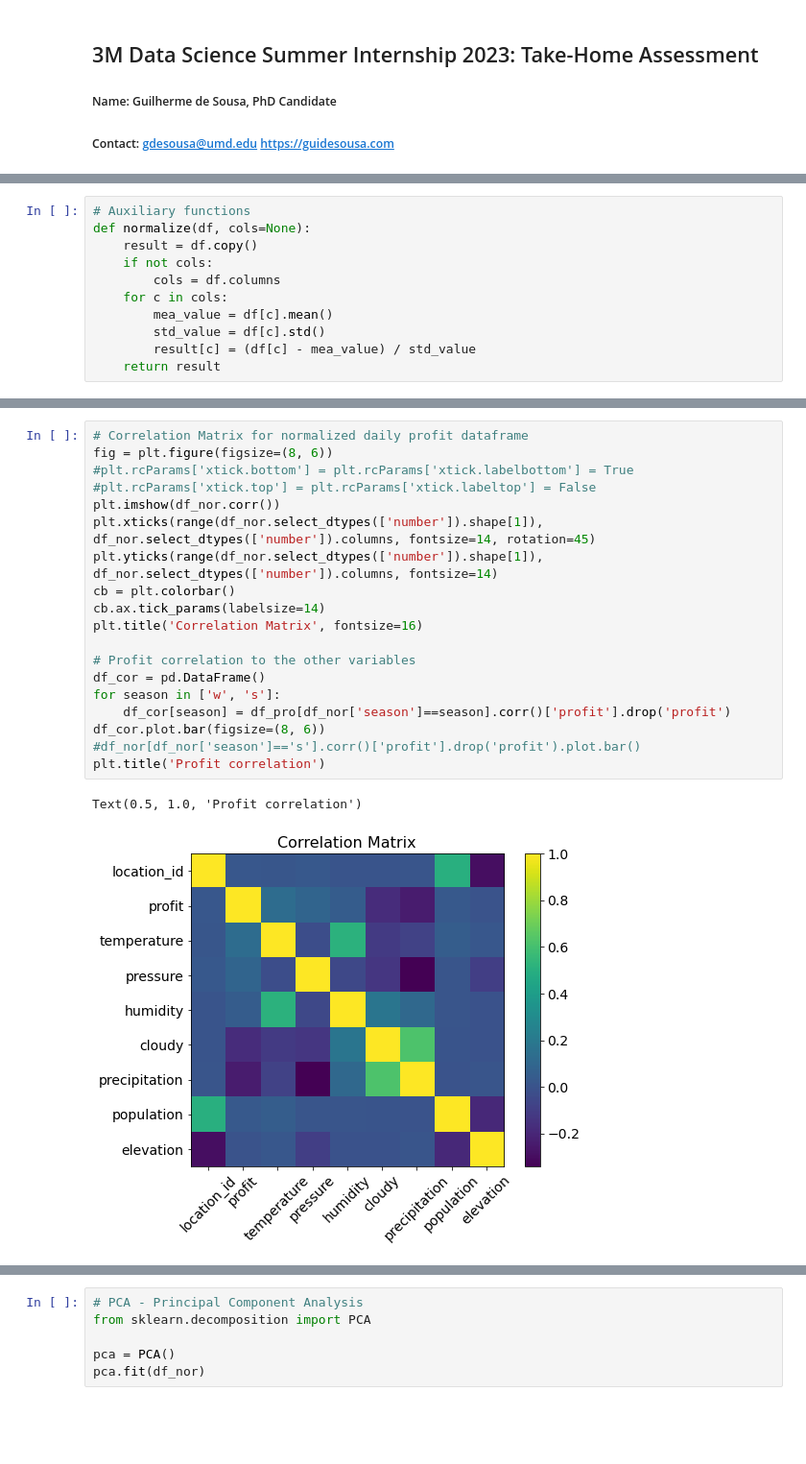
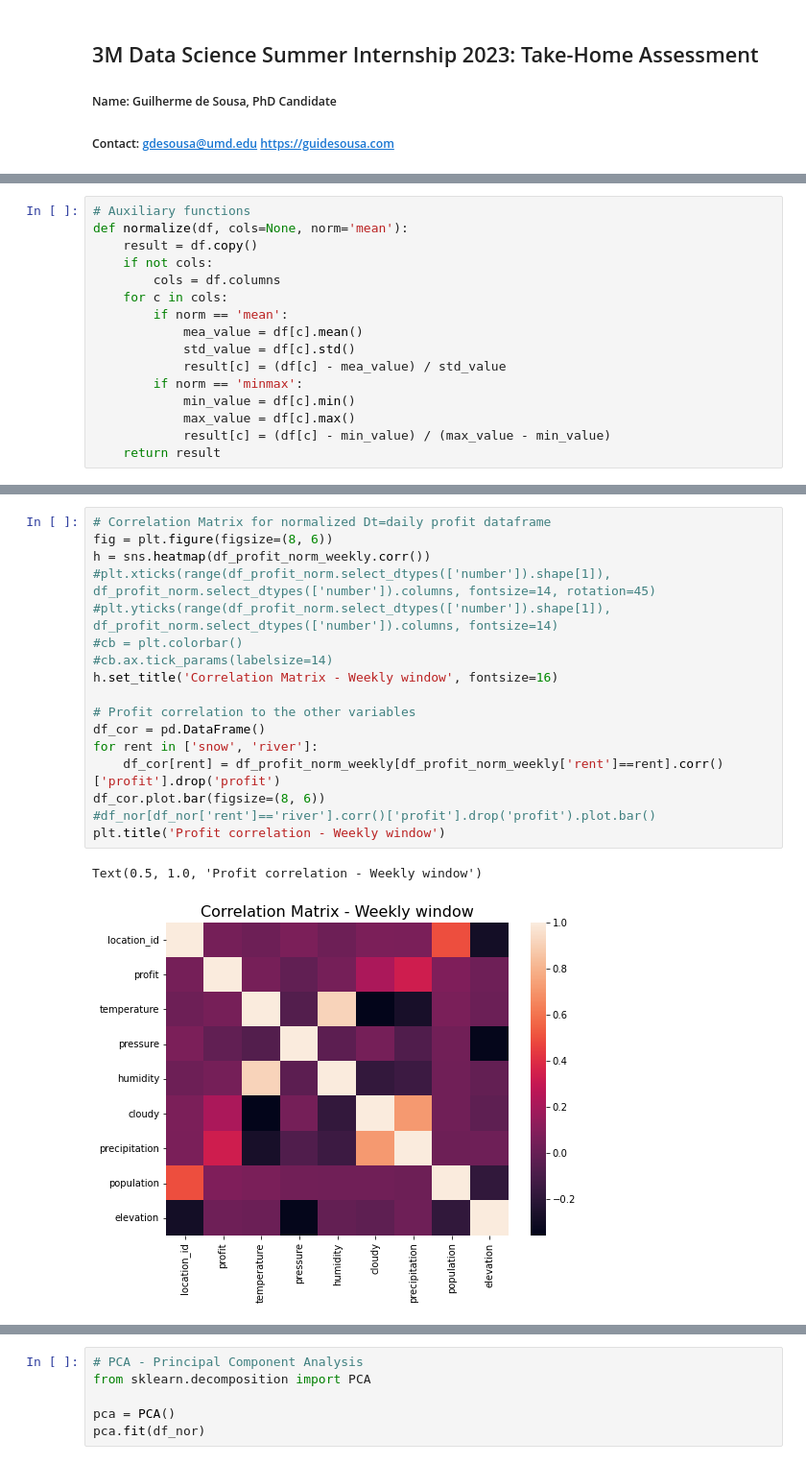
Before and after one commit to gdesousa2/intern-take-home-assessment, a Jupyter notebook: 3m_assessment_gdesousa.ipynb, the cells around one changed output, grey strips where cells are left out. Shown at 96% size. Cells and saved outputs as stored; diff of their text form; blank space fills up the shorter version.

```diff
--- a/3m_assessment_gdesousa.ipynb
+++ b/3m_assessment_gdesousa.ipynb
@@ -21,14 +23,19 @@ import matplotlib.pyplot as plt
 from datetime import datetime, timezone, timedelta
 # %%
 # Auxiliary functions
-def normalize(df, cols=None):
+def normalize(df, cols=None, norm='mean'):
     result = df.copy()
     if not cols:
         cols = df.columns
     for c in cols:
-        mea_value = df[c].mean()
-        std_value = df[c].std()
-        result[c] = (df[c] - mea_value) / std_value
+        if norm == 'mean':
+            mea_value = df[c].mean()
+            std_value = df[c].std()
+            result[c] = (df[c] - mea_value) / std_value
+        if norm == 'minmax':
+            min_value = df[c].min()
+            max_value = df[c].max()
+            result[c] = (df[c] - min_value) / (max_value - min_value)
     return result
 # %%
 from os import listdir, getcwd
@@ -96,22 +263,20 @@ df_pro.sample(10)
 # %%
-# Correlation Matrix for normalized daily profit dataframe
+# Correlation Matrix for normalized Dt=daily profit dataframe
 fig = plt.figure(figsize=(8, 6))
-#plt.rcParams['xtick.bottom'] = plt.rcParams['xtick.labelbottom'] = True
-#plt.rcParams['xtick.top'] = plt.rcParams['xtick.labeltop'] = False
-plt.imshow(df_nor.corr())
-plt.xticks(range(df_nor.select_dtypes(['number']).shape[1]), df_nor.select_dtypes(['number']).columns, fontsize=14, rotation=45)
-plt.yticks(range(df_nor.select_dtypes(['number']).shape[1]), df_nor.select_dtypes(['number']).columns, fontsize=14)
-cb = plt.colorbar()
-cb.ax.tick_params(labelsize=14)
-plt.title('Correlation Matrix', fontsize=16)
+h = sns.heatmap(df_profit_norm_weekly.corr())
+#plt.xticks(range(df_profit_norm.select_dtypes(['number']).shape[1]), df_profit_norm.select_dtypes(['number']).columns, fontsize=14, rotation=45)
+#plt.yticks(range(df_profit_norm.select_dtypes(['number']).shape[1]), df_profit_norm.select_dtypes(['number']).columns, fontsize=14)
+#cb = plt.colorbar()
+#cb.ax.tick_params(labelsize=14)
+h.set_title('Correlation Matrix - Weekly window', fontsize=16)
 
 # Profit correlation to the other variables
 df_cor = pd.DataFrame()
-for season in ['w', 's']:
-    df_cor[season] = df_pro[df_nor['season']==season].corr()['profit'].drop('profit')
+for rent in ['snow', 'river']:
+    df_cor[rent] = df_profit_norm_weekly[df_profit_norm_weekly['rent']==rent].corr()['profit'].drop('profit')
 df_cor.plot.bar(figsize=(8, 6))
-#df_nor[df_nor['season']=='s'].corr()['profit'].drop('profit').plot.bar()
-plt.title('Profit correlation')
+#df_nor[df_nor['rent']=='river'].corr()['profit'].drop('profit').plot.bar()
+plt.title('Profit correlation - Weekly window')
 # %% [output]
-Text(0.5, 1.0, 'Profit correlation')
+Text(0.5, 1.0, 'Profit correlation - Weekly window')
-[figure, old version]
+[figure, new version]
```
Also changed, not shown: parts of 32 cells of this notebook.
